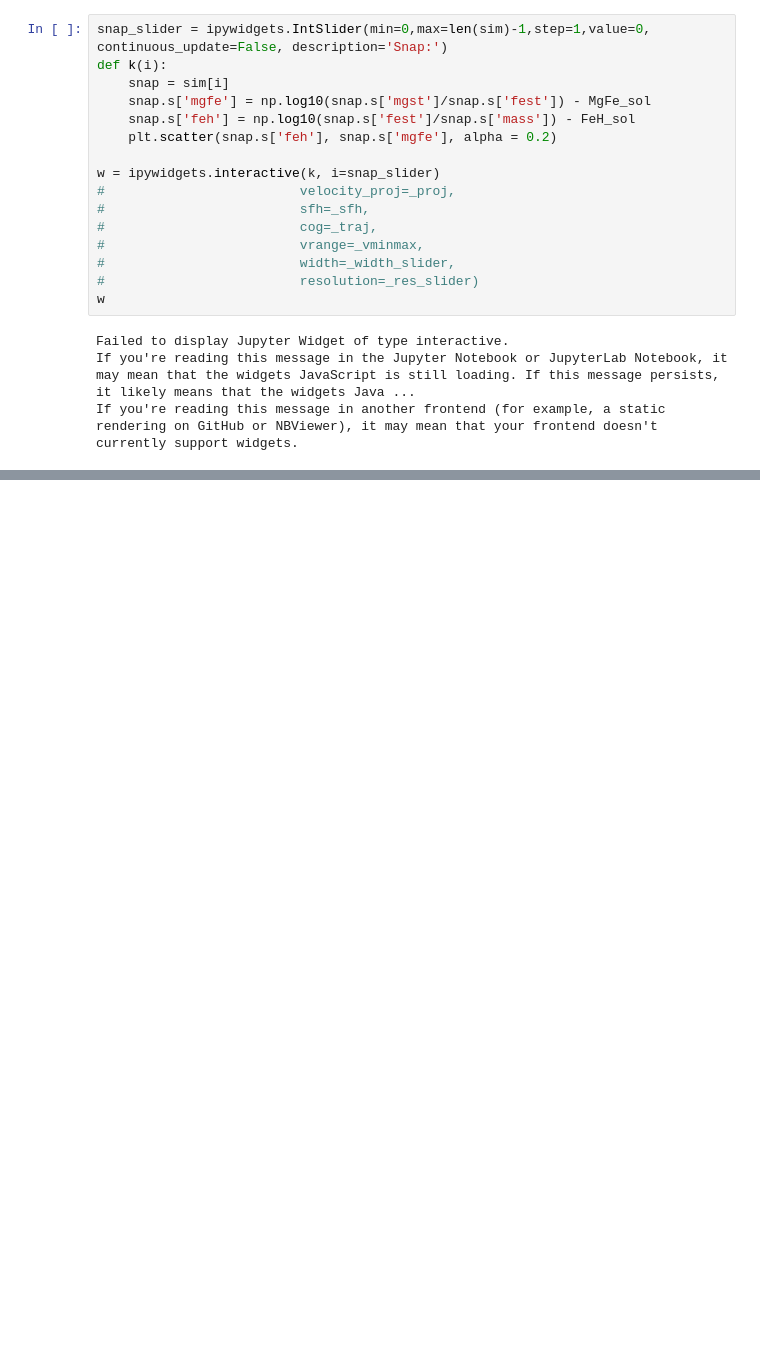
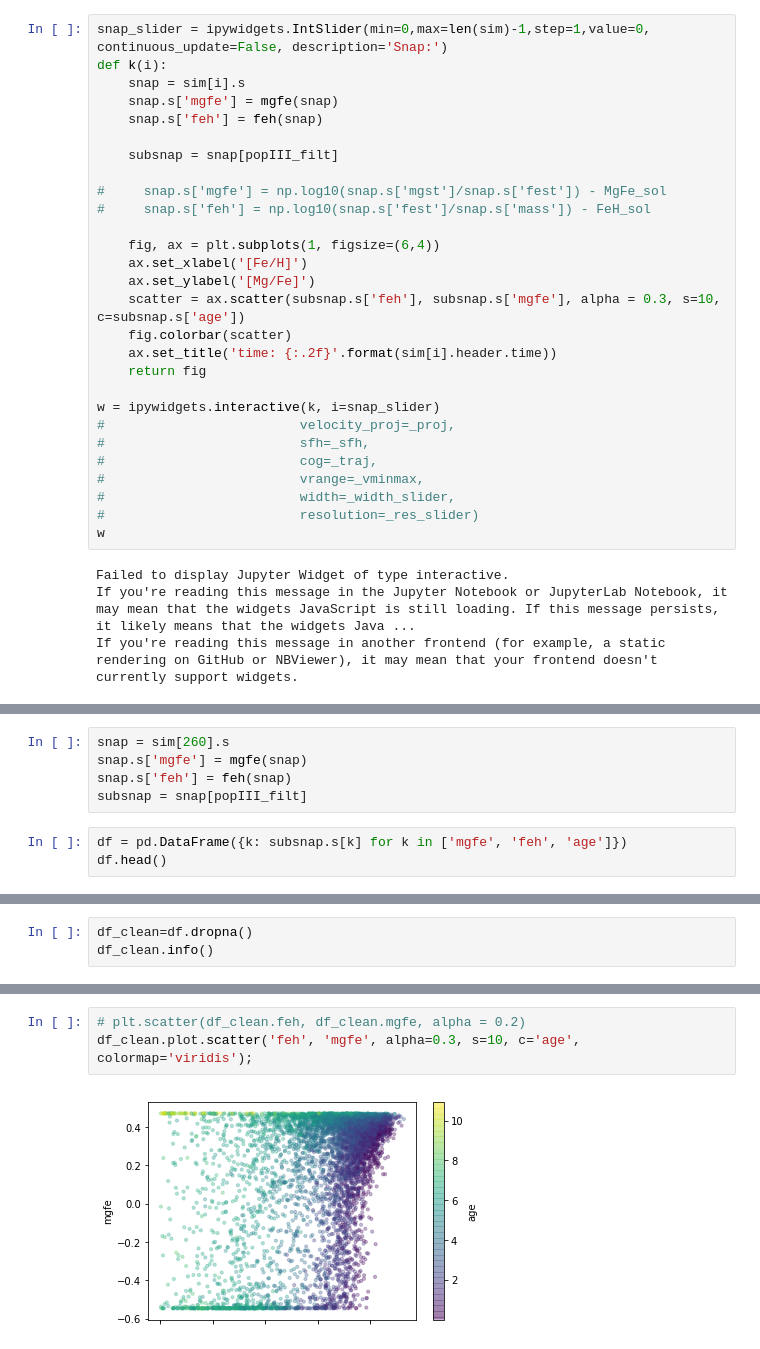
Before and after one commit to elehcim/simulation, a Jupyter notebook: notebooks/MgFe.ipynb, the cells around one changed output, grey strips where cells are left out. Saved outputs shown, nothing was run; the diff lists cells and outputs as text; blank space fills up the shorter version.

```diff
--- a/notebooks/MgFe.ipynb
+++ b/notebooks/MgFe.ipynb
@@ -43,10 +61,22 @@ $[Fe/H]$
 # %%
 snap_slider = ipywidgets.IntSlider(min=0,max=len(sim)-1,step=1,value=0, continuous_update=False, description='Snap:')
 def k(i):
-    snap = sim[i]
-    snap.s['mgfe'] = np.log10(snap.s['mgst']/snap.s['fest']) - MgFe_sol
-    snap.s['feh'] = np.log10(snap.s['fest']/snap.s['mass']) - FeH_sol
-    plt.scatter(snap.s['feh'], snap.s['mgfe'], alpha = 0.2)
+    snap = sim[i].s
+    snap.s['mgfe'] = mgfe(snap)
+    snap.s['feh'] = feh(snap)
+
+    subsnap = snap[popIII_filt]
+
+#     snap.s['mgfe'] = np.log10(snap.s['mgst']/snap.s['fest']) - MgFe_sol
+#     snap.s['feh'] = np.log10(snap.s['fest']/snap.s['mass']) - FeH_sol
+
+    fig, ax = plt.subplots(1, figsize=(6,4))
+    ax.set_xlabel('[Fe/H]')
+    ax.set_ylabel('[Mg/Fe]')
+    scatter = ax.scatter(subsnap.s['feh'], subsnap.s['mgfe'], alpha = 0.3, s=10, c=subsnap.s['age'])
+    fig.colorbar(scatter)
+    ax.set_title('time: {:.2f}'.format(sim[i].header.time))
+    return fig
 
 w = ipywidgets.interactive(k, i=snap_slider)
 #                         velocity_proj=_proj,
@@ -64,0 +93,8 @@ If you're reading this message in another frontend (for example, a static render
+# %%
+snap = sim[260].s
+snap.s['mgfe'] = mgfe(snap)
+snap.s['feh'] = feh(snap)
+subsnap = snap[popIII_filt]
+# %%
+df = pd.DataFrame({k: subsnap.s[k] for k in ['mgfe', 'feh', 'age']})
+df.head()
@@ -64,0 +108,3 @@ If you're reading this message in another frontend (for example, a static render
+# %%
+df_clean=df.dropna()
+df_clean.info()
@@ -64,0 +120,5 @@ If you're reading this message in another frontend (for example, a static render
+# %%
+# plt.scatter(df_clean.feh, df_clean.mgfe, alpha = 0.2)
+df_clean.plot.scatter('feh', 'mgfe', alpha=0.3, s=10, c='age', colormap='viridis');
+# %% [output]
+[figure, added]
```
Also changed, not shown: parts of 16 cells of this notebook.
